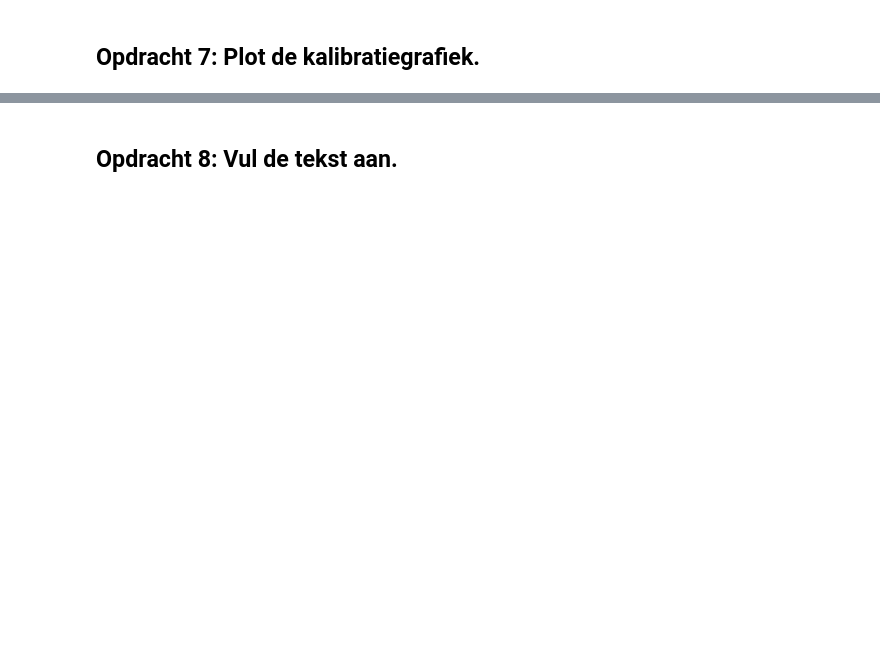
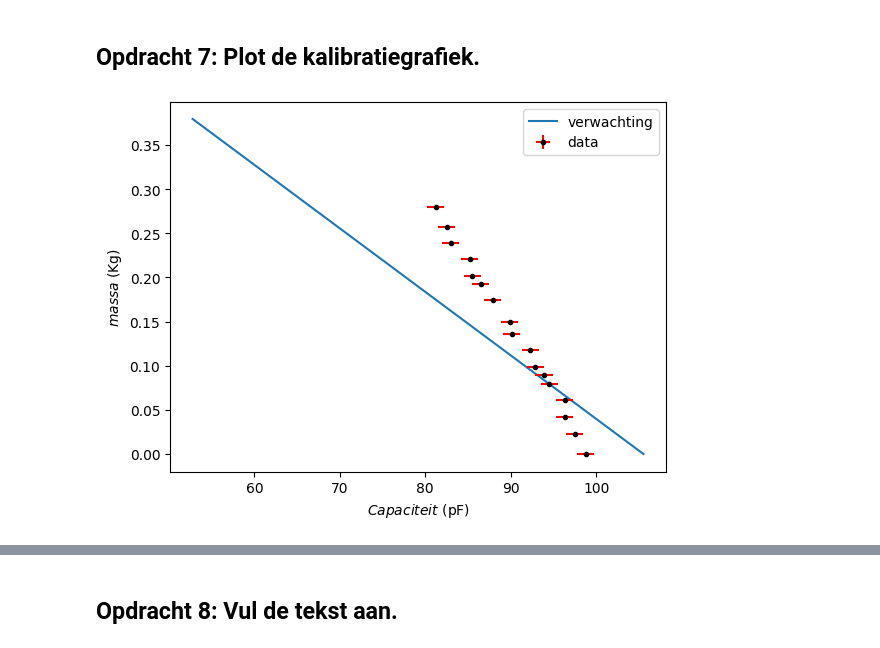
Before and after one commit to Spaantje5/opdrachten-DEF-D, a Jupyter notebook: FysiekeOntwerpopdrachten/2OntwerpEenSensorCondensator/DEFOntwerpopdracht2OntwerpEenSensorInvulTemplate.ipynb, the cells around one changed output, grey strips where cells are left out. Cells and saved outputs as stored; diff of their text form; code cells hidden in the pictures; blank space fills up the shorter version.

```diff
--- a/FysiekeOntwerpopdrachten/2OntwerpEenSensorCondensator/DEFOntwerpopdracht2OntwerpEenSensorInvulTemplate.ipynb
+++ b/FysiekeOntwerpopdrachten/2OntwerpEenSensorCondensator/DEFOntwerpopdracht2OntwerpEenSensorInvulTemplate.ipynb
@@ -117,0 +158,20 @@ Pas deze tekst aan: Wij gaan een sensor maken die X meet.
+# %%
+# Plot hier je gemeten kalibratiegrafiek en plot in dezelfde figuur ook je verwachte ontwerpgrafiek.
+from scipy.optimize import curve_fit
+
+m_meting=np.array([0,22.4,41.9,61.3,79.8,89.5,98.7,117.7,
+    135.6,150,174.5,192.9,201.7,221.2,239.3,257.4,279.8])*1e-3
+capaciteit=np.array([98.8,97.5,96.3,96.3,94.5,93.9,92.9,92.3,90.1
+                     ,89.9,87.9,86.5,85.5,85.2,83,82.5,81.2]) #pF
+c_err=1 #pF
+m_err=1e-3 #0.1 gr
+
+plt.figure()
+plt.plot(C_schuif*1e12,m,label="verwachting")
+plt.errorbar(capaciteit,m_meting,yerr=m_err,xerr=c_err,ecolor="red",fmt="k.",label="data")
+plt.ylabel("$massa$ (Kg)")
+plt.xlabel("$Capaciteit$ (pF)")
+plt.legend()
+plt.show()
+# %% [output]
+[figure, added]
```
Also changed, not shown: parts of 25 cells of this notebook, 6 other files.
